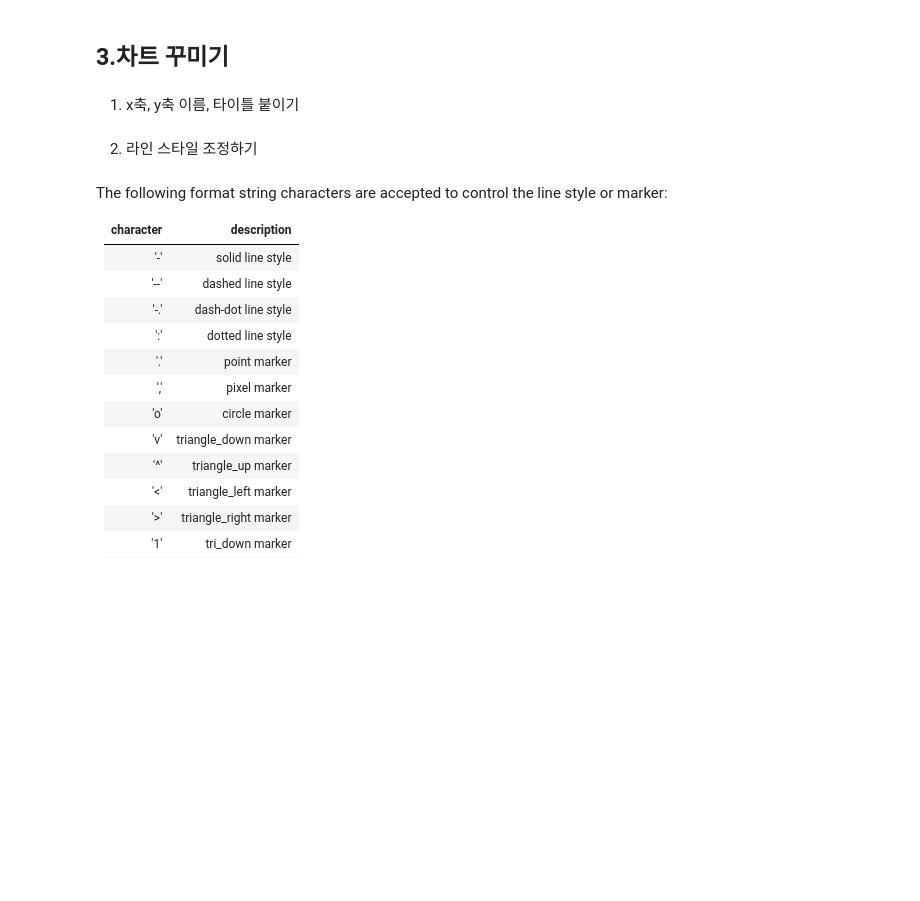
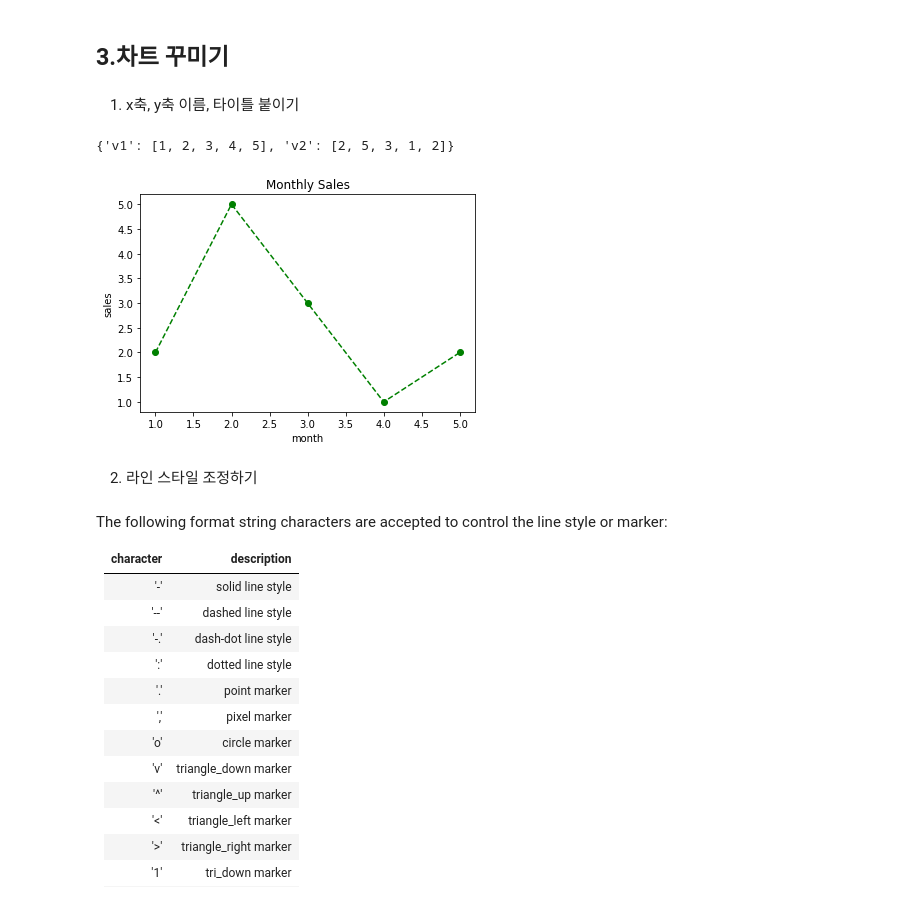
Before and after one commit to cyeongy/kt-aivle, a Jupyter notebook: 데이터 분석 및 의미찾기/01과 matplotlib.ipynb, the cells around one changed output. Saved outputs shown, nothing was run; the diff lists cells and outputs as text; code cells hidden in the pictures; blank space fills up the shorter version.

Commit message:
Add: Data Analysis lecture files

```diff
--- a/데이터 분석 및 의미찾기/01과 matplotlib.ipynb
+++ b/데이터 분석 및 의미찾기/01과 matplotlib.ipynb
@@ -67,15 +83,18 @@ plt.show()
 # %% [markdown]
 1) x축, y축 이름, 타이틀 붙이기
 # %%
-dict1 = {'v1': [1,2,3,4,5], 'v2': [2,5,3,1,2]}
+dict1 = {'v1': [1, 2, 3, 4, 5], 'v2': [2, 5, 3, 1, 2]}
 print(dict1)
 
-plt.plot('v1', 'v2', data = dict1)
+plt.plot('v1', 'v2', 'go--', data=dict1)
 
 plt.xlabel('month')
 plt.ylabel('sales')
 plt.title('Monthly Sales')
 plt.show()
+# %% [output]
+{'v1': [1, 2, 3, 4, 5], 'v2': [2, 5, 3, 1, 2]}
+[figure, added]
 # %% [markdown]
 2) 라인 스타일 조정하기
 # %% [markdown]
```
Also changed, not shown: parts of 27 cells of this notebook, 4 other files.
